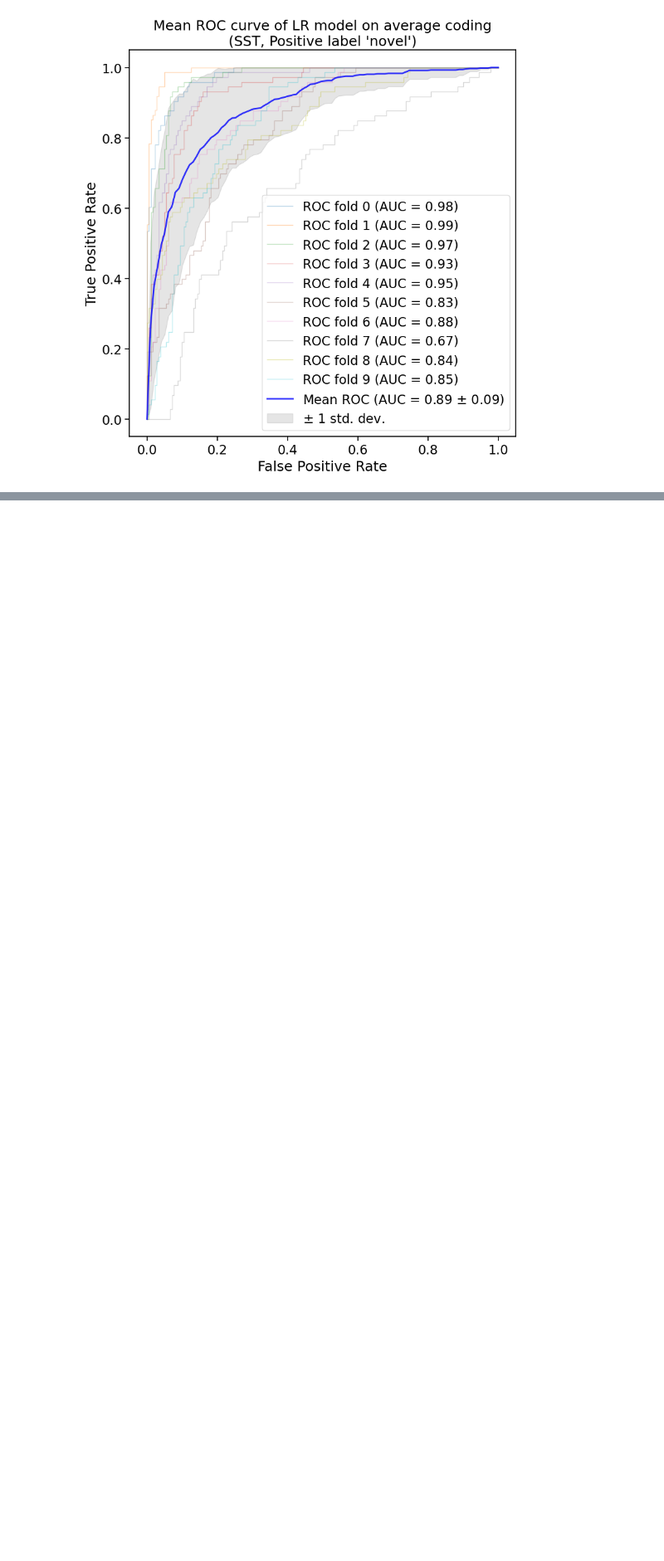
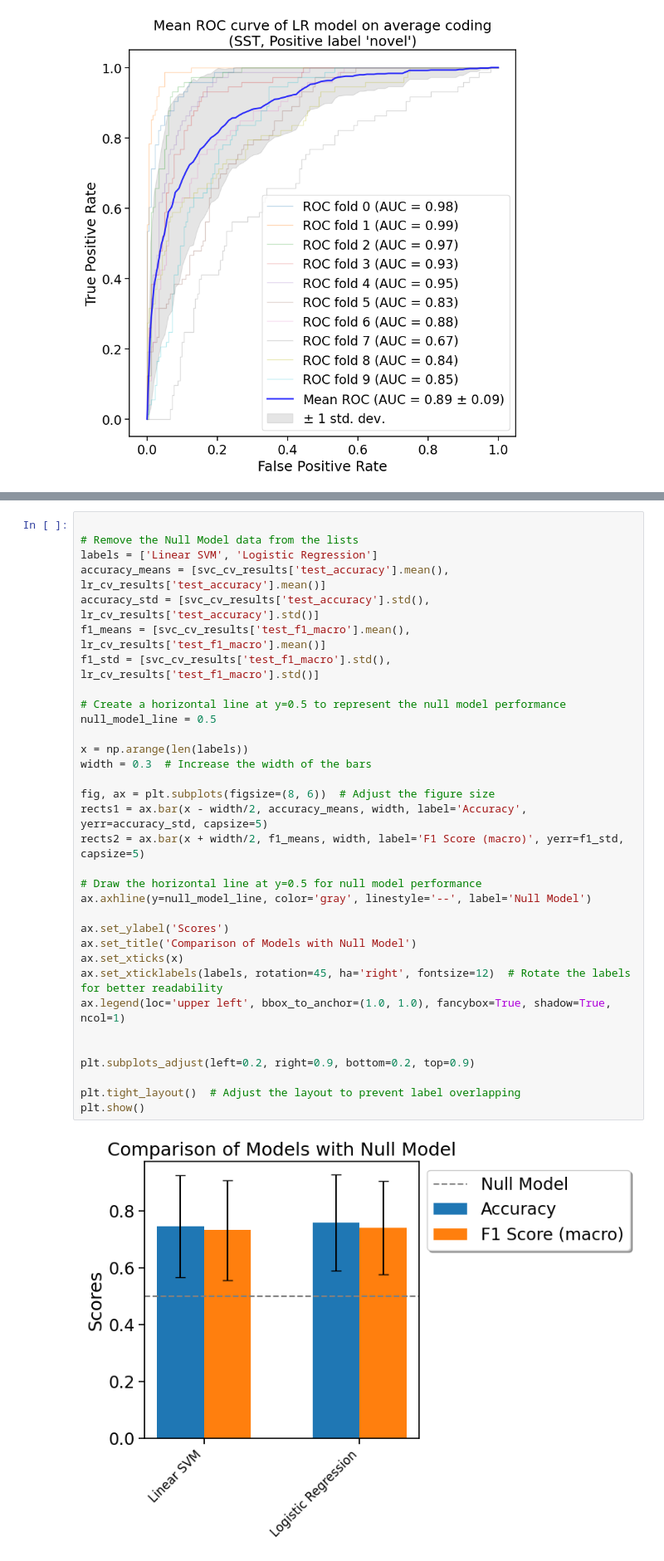
Before and after one commit to RiverGao/NMA_Proj_1, a Jupyter notebook: Copy_of_Copy_of_load_Allen_Visual_Behavior_from_pre_processed_file.ipynb, the cells around one changed output, grey strips where cells are left out. Shown at 83% size. Saved outputs shown, nothing was run; the diff lists cells and outputs as text; blank space fills up the shorter version.

```diff
--- a/Copy_of_Copy_of_load_Allen_Visual_Behavior_from_pre_processed_file.ipynb
+++ b/Copy_of_Copy_of_load_Allen_Visual_Behavior_from_pre_processed_file.ipynb
@@ -392,0 +492,35 @@ sst_data.columns
+# %%
+
+# Remove the Null Model data from the lists
+labels = ['Linear SVM', 'Logistic Regression']
+accuracy_means = [svc_cv_results['test_accuracy'].mean(), lr_cv_results['test_accuracy'].mean()]
+accuracy_std = [svc_cv_results['test_accuracy'].std(), lr_cv_results['test_accuracy'].std()]
+f1_means = [svc_cv_results['test_f1_macro'].mean(), lr_cv_results['test_f1_macro'].mean()]
+f1_std = [svc_cv_results['test_f1_macro'].std(), lr_cv_results['test_f1_macro'].std()]
+
+# Create a horizontal line at y=0.5 to represent the null model performance
+null_model_line = 0.5
+
+x = np.arange(len(labels))
+width = 0.3  # Increase the width of the bars
+
+fig, ax = plt.subplots(figsize=(8, 6))  # Adjust the figure size
+rects1 = ax.bar(x - width/2, accuracy_means, width, label='Accuracy', yerr=accuracy_std, capsize=5)
+rects2 = ax.bar(x + width/2, f1_means, width, label='F1 Score (macro)', yerr=f1_std, capsize=5)
+
+# Draw the horizontal line at y=0.5 for null model performance
+ax.axhline(y=null_model_line, color='gray', linestyle='--', label='Null Model')
+
+ax.set_ylabel('Scores')
+ax.set_title('Comparison of Models with Null Model')
+ax.set_xticks(x)
+ax.set_xticklabels(labels, rotation=45, ha='right', fontsize=12)  # Rotate the labels for better readability
+ax.legend(loc='upper left', bbox_to_anchor=(1.0, 1.0), fancybox=True, shadow=True, ncol=1)
+
+
+plt.subplots_adjust(left=0.2, right=0.9, bottom=0.2, top=0.9)
+
+plt.tight_layout()  # Adjust the layout to prevent label overlapping
+plt.show()
+# %% [output]
+[figure, added]
```
Also changed, not shown: parts of 10 cells of this notebook.
